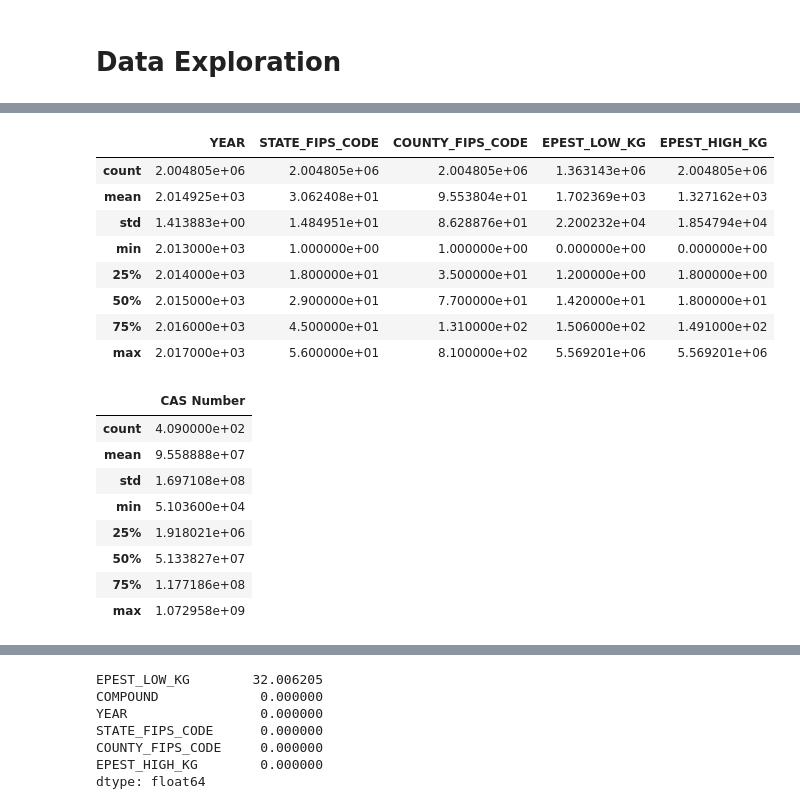
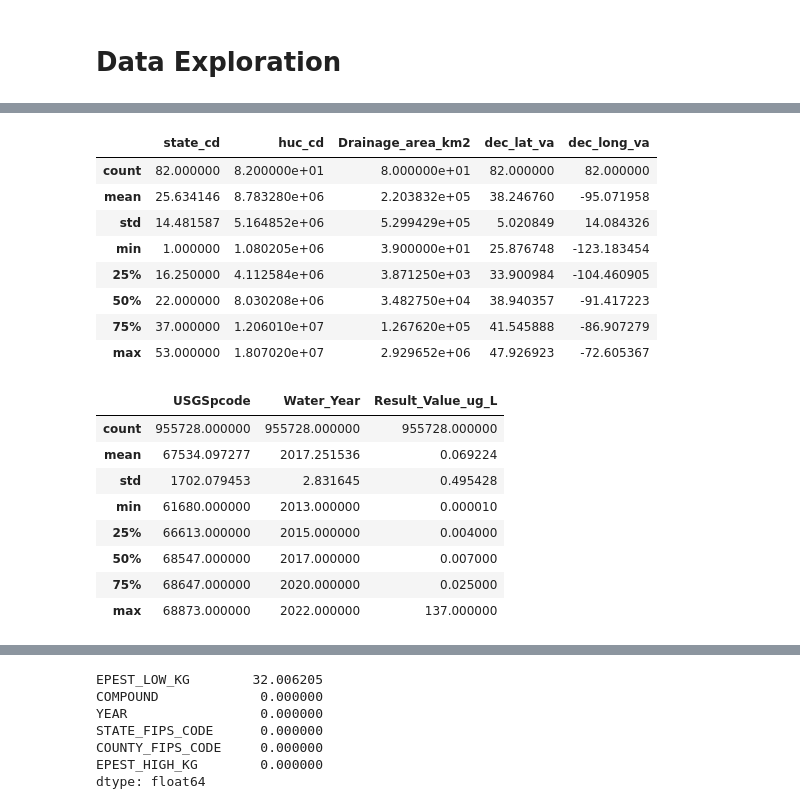
Before and after one commit to peytonrsmith/PerryLavinderSmith, a Jupyter notebook: Scripts/Ecotox_NEW.ipynb, the cells around one changed output, grey strips where cells are left out. Cells and saved outputs as stored; diff of their text form; code cells hidden in the pictures.

Commit message:
data exploration

```diff
--- a/Scripts/Ecotox_NEW.ipynb
+++ b/Scripts/Ecotox_NEW.ipynb
@@ -17,13 +17,15 @@ processed_fldr = project_fldr /'Data'/'processed'
 # %%
-# Importing the dataframe
-EPA_Dataset = (
-    pd.read_csv(
-        raw_fldr/'TerrestrialReport.csv')
+# Importing the data
+pest_use = pd.read_csv("https://www.sciencebase.gov/catalog/file/get/5e95c12282ce172707f2524e?name=EPest_county_estimates_2013_2017_v2.txt", sep="\t")
+site_info = pd.read_csv(
+    "https://prod-is-usgs-sb-prod-content.s3.amazonaws.com/6712dadfd34eb6a152fc9907/t1_site_info.txt?AWSAccessKeyId=AKIAI7K4IX6D4QLARINA&Expires=1793148387&Signature=ksQ7Ro9e%2FRAaPgXlOZVTMWaDjis%3D",
+    sep=None,
+    engine="python",
 )
-epest = pd.read_csv("https://www.sciencebase.gov/catalog/file/get/5e95c12282ce172707f2524e?name=EPest_county_estimates_2013_2017_v2.txt", sep="\t")
-matching =  (
-    pd.read_csv(
-        raw_fldr/'epest_compounds_cas.csv')
+pest_water = pd.read_csv(
+    "https://prod-is-usgs-sb-prod-content.s3.amazonaws.com/6712dadfd34eb6a152fc9907/t2_pest_concs.txt?AWSAccessKeyId=AKIAI7K4IX6D4QLARINA&Expires=1793148736&Signature=nXSgtnB3M2UiTnJ3EOYiDyeK0as%3D",
+    sep=None,
+    engine="python",
 )
 # %% [markdown]
 # Data Exploration
@@ -132,25 +150,25 @@ EPA_Dataset.describe()
 # %%
-epest.describe()
+site_info.describe()
 # %% [output]
-|  | YEAR | STATE_FIPS_CODE | COUNTY_FIPS_CODE | EPEST_LOW_KG | EPEST_HIGH_KG |
-| count | 2.004805e+06 | 2.004805e+06 | 2.004805e+06 | 1.363143e+06 | 2.004805e+06 |
-| mean | 2.014925e+03 | 3.062408e+01 | 9.553804e+01 | 1.702369e+03 | 1.327162e+03 |
-| std | 1.413883e+00 | 1.484951e+01 | 8.628876e+01 | 2.200232e+04 | 1.854794e+04 |
-| min | 2.013000e+03 | 1.000000e+00 | 1.000000e+00 | 0.000000e+00 | 0.000000e+00 |
-| 25% | 2.014000e+03 | 1.800000e+01 | 3.500000e+01 | 1.200000e+00 | 1.800000e+00 |
-| 50% | 2.015000e+03 | 2.900000e+01 | 7.700000e+01 | 1.420000e+01 | 1.800000e+01 |
-| 75% | 2.016000e+03 | 4.500000e+01 | 1.310000e+02 | 1.506000e+02 | 1.491000e+02 |
-| max | 2.017000e+03 | 5.600000e+01 | 8.100000e+02 | 5.569201e+06 | 5.569201e+06 |
+|  | state_cd | huc_cd | Drainage_area_km2 | dec_lat_va | dec_long_va |
+| count | 82.000000 | 8.200000e+01 | 8.000000e+01 | 82.000000 | 82.000000 |
+| mean | 25.634146 | 8.783280e+06 | 2.203832e+05 | 38.246760 | -95.071958 |
+| std | 14.481587 | 5.164852e+06 | 5.299429e+05 | 5.020849 | 14.084326 |
+| min | 1.000000 | 1.080205e+06 | 3.900000e+01 | 25.876748 | -123.183454 |
+| 25% | 16.250000 | 4.112584e+06 | 3.871250e+03 | 33.900984 | -104.460905 |
+| 50% | 22.000000 | 8.030208e+06 | 3.482750e+04 | 38.940357 | -91.417223 |
+| 75% | 37.000000 | 1.206010e+07 | 1.267620e+05 | 41.545888 | -86.907279 |
+| max | 53.000000 | 1.807020e+07 | 2.929652e+06 | 47.926923 | -72.605367 |
 # %%
-matching.describe()
+pest_water.describe()
 # %% [output]
-|  | CAS Number |
-| count | 4.090000e+02 |
-| mean | 9.558888e+07 |
-| std | 1.697108e+08 |
-| min | 5.103600e+04 |
-| 25% | 1.918021e+06 |
-| 50% | 5.133827e+07 |
-| 75% | 1.177186e+08 |
-| max | 1.072958e+09 |
+|  | USGSpcode | Water_Year | Result_Value_ug_L |
+| count | 955728.000000 | 955728.000000 | 955728.000000 |
+| mean | 67534.097277 | 2017.251536 | 0.069224 |
+| std | 1702.079453 | 2.831645 | 0.495428 |
+| min | 61680.000000 | 2013.000000 | 0.000010 |
+| 25% | 66613.000000 | 2015.000000 | 0.004000 |
+| 50% | 68547.000000 | 2017.000000 | 0.007000 |
+| 75% | 68647.000000 | 2020.000000 | 0.025000 |
+| max | 68873.000000 | 2022.000000 | 137.000000 |
 # %%
```
Also changed, not shown: parts of 23 cells of this notebook.
